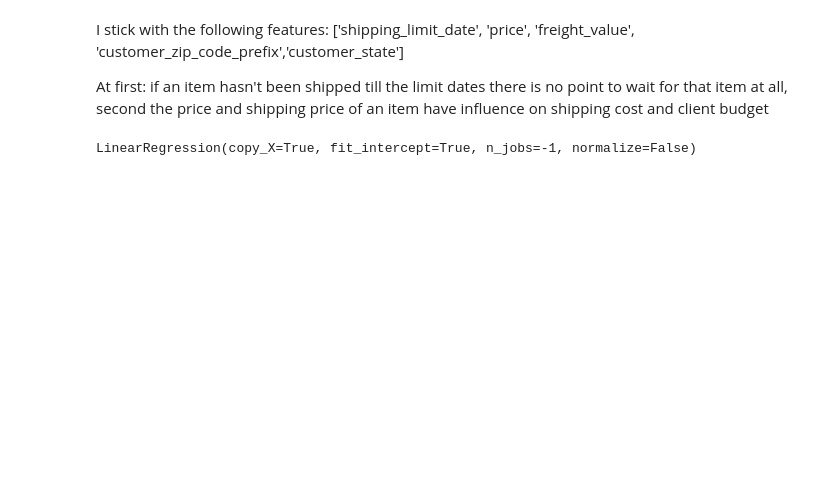
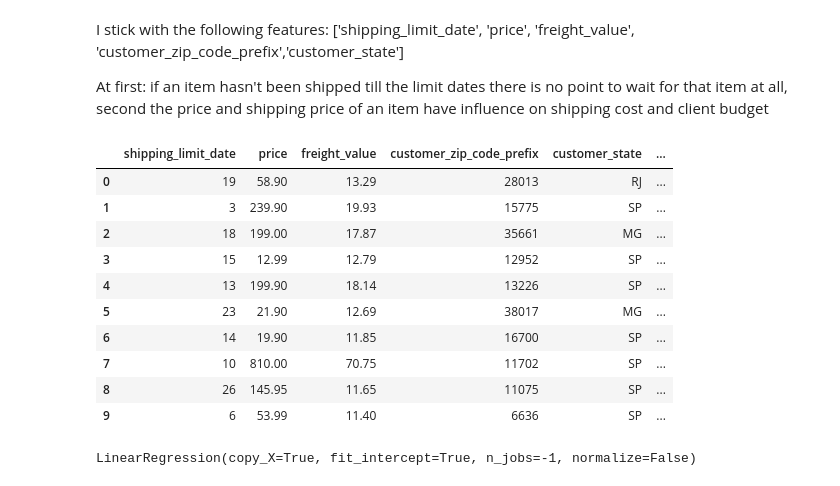
Before and after one commit to YurieCo/ETD_project, a Jupyter notebook: Investigation part.ipynb, the cells around one changed output. Saved outputs shown, nothing was run; the diff lists cells and outputs as text; code cells hidden in the pictures; blank space fills up the shorter version.

```diff
--- a/Investigation part.ipynb
+++ b/Investigation part.ipynb
@@ -180,6 +170,17 @@ clean_data['customer_state'] = pd.Categorical(clean_data['customer_state'], cate
 # %%
-clean_data['shipping_limit_date'] = clean_data.shipping_limit_date.dt.day
-clean_data[['shipping_limit_date', 'price', 'freight_value', 'customer_zip_code_prefix','customer_state', 'delta_ord_arrive_time']]
+clean_data[['shipping_limit_date', 'price', 'freight_value', 'customer_zip_code_prefix','customer_state', 'delta_ord_arrive_time']].head(10)
+# %% [output]
+|  | shipping_limit_date | price | freight_value | customer_zip_code_prefix | customer_state | ... |
+| 0 | 19 | 58.90 | 13.29 | 28013 | RJ | ... |
+| 1 | 3 | 239.90 | 19.93 | 15775 | SP | ... |
+| 2 | 18 | 199.00 | 17.87 | 35661 | MG | ... |
+| 3 | 15 | 12.99 | 12.79 | 12952 | SP | ... |
+| 4 | 13 | 199.90 | 18.14 | 13226 | SP | ... |
+| 5 | 23 | 21.90 | 12.69 | 38017 | MG | ... |
+| 6 | 14 | 19.90 | 11.85 | 16700 | SP | ... |
+| 7 | 10 | 810.00 | 70.75 | 11702 | SP | ... |
+| 8 | 26 | 145.95 | 11.65 | 11075 | SP | ... |
+| 9 | 6 | 53.99 | 11.40 | 6636 | SP | ... |
 # %%
 # train_data = clean_data[['shipping_limit_date', 'price', 'freight_value', 'customer_zip_code_prefix','customer_state', 'delta_ord_arrive_time']].copy()
 train_data = clean_data[['shipping_limit_date', 'price', 'freight_value', 'customer_zip_code_prefix','customer_state', 'delta_ord_arrive_time', 'delta_est_ord_arrive_time']].copy()
```
Also changed, not shown: parts of 13 cells of this notebook.
